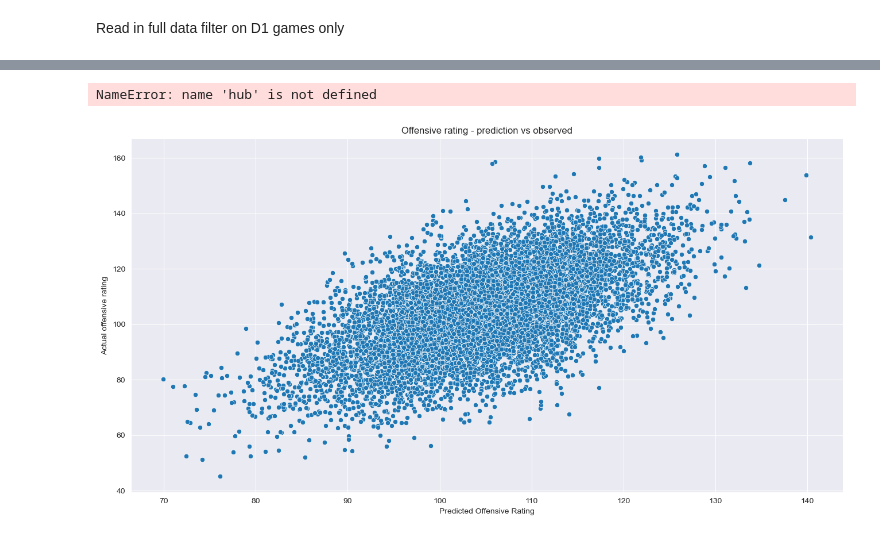
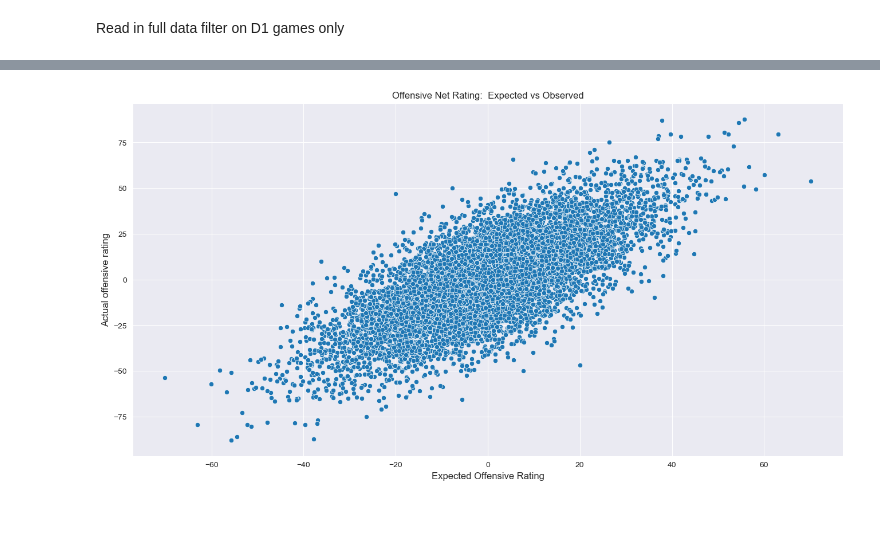
Before and after one commit to fmathews11/Adjusting_Basketball_Stats, a Jupyter notebook: Creating_Adjusted_Stats.ipynb, the cells around one changed output, grey strips where cells are left out. Cells and saved outputs as stored; diff of their text form; code cells hidden in the pictures.

```diff
--- a/Creating_Adjusted_Stats.ipynb
+++ b/Creating_Adjusted_Stats.ipynb
@@ -72,28 +74,26 @@ print(hub.ortg_regression.intercept_,hub.drtg_regression.intercept_,hub.pace_reg
-# %%
-games_df['predicted_ortg'] = hub.ortg_regression.predict(games_df.iloc[:,:725])
-games_df['actual_ortg'] = y_df.ortg
-games_df['predicted_drtg'] = hub.drtg_regression.predict(games_df.iloc[:,:725])
-games_df['actual_drtg'] = y_df.drtg
-games_df['predicted_pace'] = hub.pace_regression.predict(games_df.iloc[:,:725])
-games_df['actual_pace'] = y_df.pace
-games_df['actual_nrtg'] = games_df.actual_ortg - games_df.actual_drtg
-games_df['predicted_nrtg'] = games_df.predicted_ortg - games_df.predicted_drtg
-# %% [output]
-NameError: name 'hub' is not defined
 # %%
+games_df['expected_ortg'] = hub.ortg_regression.predict(games_df.iloc[:,:725])
+games_df['actual_ortg'] = y_df.ortg
+games_df['expected_drtg'] = hub.drtg_regression.predict(games_df.iloc[:,:725])
+games_df['actual_drtg'] = y_df.drtg
+games_df['expected_pace'] = hub.pace_regression.predict(games_df.iloc[:,:725])
+games_df['actual_pace'] = y_df.pace
+games_df['actual_nrtg'] = games_df.actual_ortg - games_df.actual_drtg
+games_df['expected_nrtg'] = games_df.expected_ortg - games_df.expected_drtg
 games_df['ui'] = metrics_df.ui
 
-df_to_merge = games_df[[i for i in games_df.columns if (i.startswith('pred')  or i == 'ui')]].copy()
-metrics_df.merge(df_to_merge,on = 'ui').query('team_name == "PURDUE"')[['team_name','opp_name','predicted_drtg','drtg']]
+df_to_merge = games_df[[i for i in games_df.columns if (i.startswith('expe')  or i == 'ui')]].copy()
+metrics_df = metrics_df.merge(df_to_merge, on='ui').round(2)
+metrics_df.to_parquet(f'outputs/boxscores_with_expected_values/ev_{today}',compression='gzip',index=False)
 # %%
 import seaborn as sns
 import matplotlib.pyplot as plt
 
 plt.figure(figsize=(16,8))
-sns.scatterplot(x = games_df.predicted_ortg,y = games_df.actual_ortg)
-plt.title("Offensive rating - prediction vs observed")
-plt.xlabel("Predicted Offensive Rating")
-plt.ylabel("Actual offensive rating")
+sns.scatterplot(x = games_df.expected_nrtg,y = games_df.actual_nrtg)
+plt.title("Offensive Net Rating:  Expected vs Observed")
+plt.xlabel("Expected Offensive Rating",size = 12)
+plt.ylabel("Actual offensive rating",size = 12)
 plt.show();
 # %% [output]
-[figure, old version]
+[figure, new version]
```
Also changed, not shown: parts of 5 cells of this notebook.
